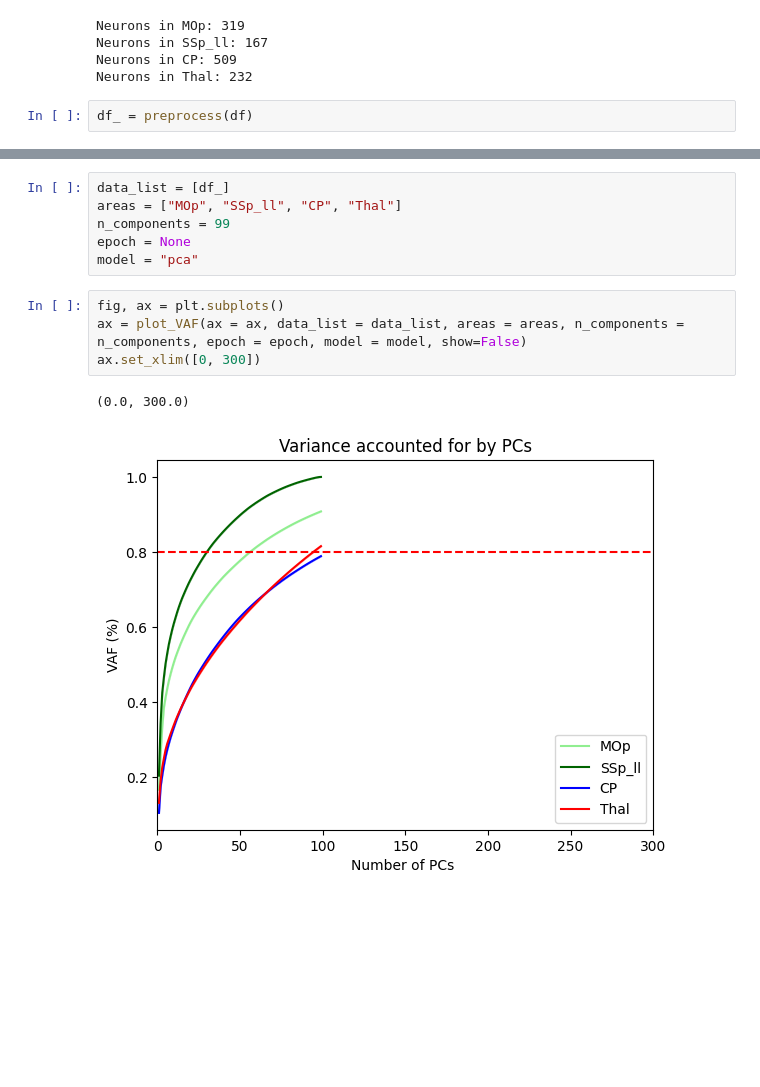
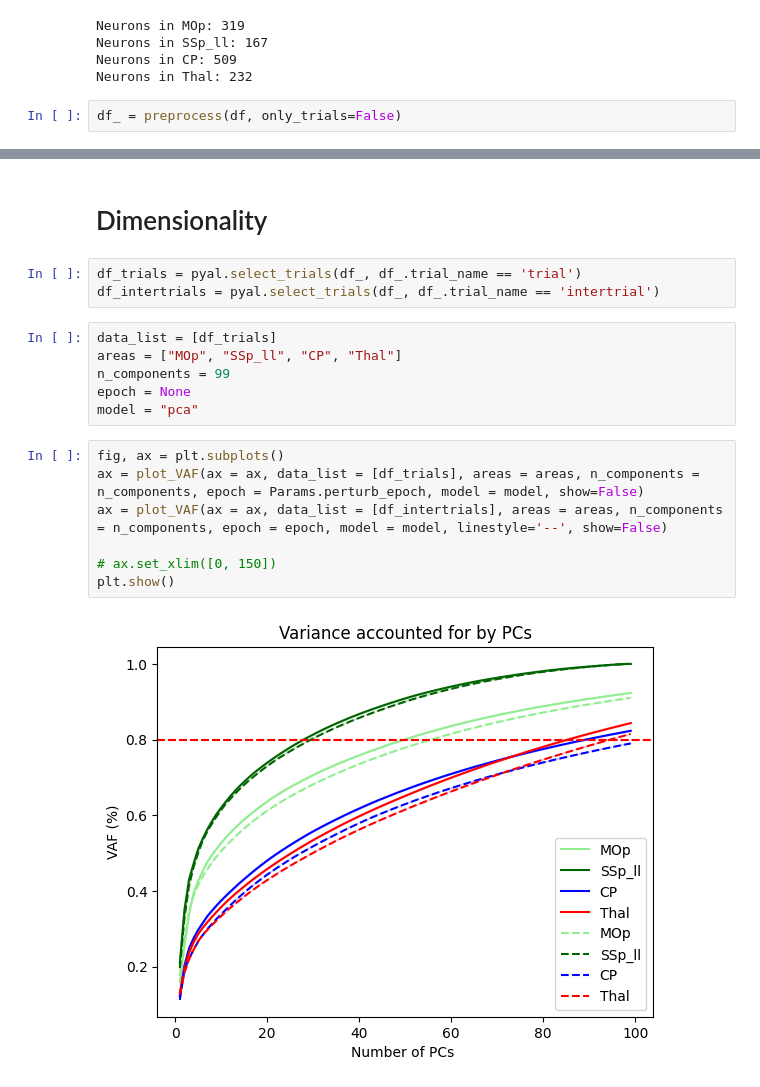
Before and after one commit to martinesparza/earthquake-analysis, a Jupyter notebook: notebooks/M046_2024_12_18_16_00_martin.ipynb, the cells around one changed output, grey strips where cells are left out. Drawn from its saved outputs; the diff is of its cells as text; blank space fills up the shorter version.

```diff
--- a/notebooks/M046_2024_12_18_16_00_martin.ipynb
+++ b/notebooks/M046_2024_12_18_16_00_martin.ipynb
@@ -65,6 +59,6 @@ Neurons in SSp_ll: 167
 Neurons in CP: 509
 Neurons in Thal: 232
 # %%
-df_ = preprocess(df)
+df_ = preprocess(df, only_trials=False)
 # %% [output]
 Combined every 3 bins
@@ -76,13 +107,20 @@ Resulting CP_spikes ephys data shape is (NxT): (252, 200)
+# %% [markdown]
+# Dimensionality
+# %%
+df_trials = pyal.select_trials(df_, df_.trial_name == 'trial')
+df_intertrials = pyal.select_trials(df_, df_.trial_name == 'intertrial')
 # %%
-data_list = [df_]
+data_list = [df_trials]
 areas = ["MOp", "SSp_ll", "CP", "Thal"]
 n_components = 99
 epoch = None
 model = "pca"
 # %%
 fig, ax = plt.subplots()
-ax = plot_VAF(ax = ax, data_list = data_list, areas = areas, n_components = n_components, epoch = epoch, model = model, show=False)
-ax.set_xlim([0, 300])
+ax = plot_VAF(ax = ax, data_list = [df_trials], areas = areas, n_components = n_components, epoch = Params.perturb_epoch, model = model, show=False)
+ax = plot_VAF(ax = ax, data_list = [df_intertrials], areas = areas, n_components = n_components, epoch = epoch, model = model, linestyle='--', show=False)
+
+# ax.set_xlim([0, 150])
+plt.show()
 # %% [output]
-(0.0, 300.0)
-[figure, old version]
+[figure, new version]
```
Also changed, not shown: parts of 15 cells of this notebook, 9 other files.
